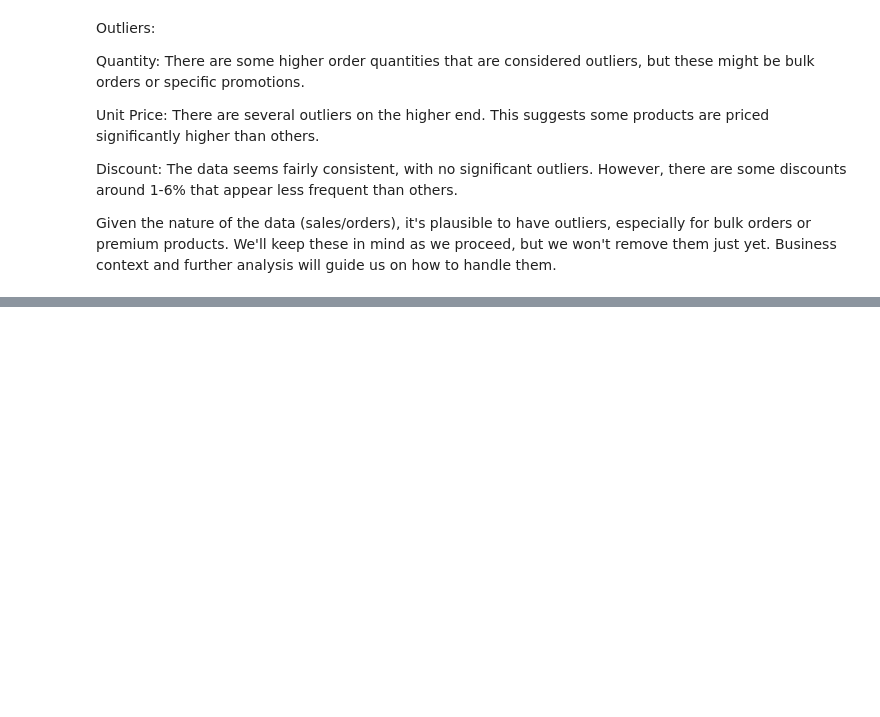
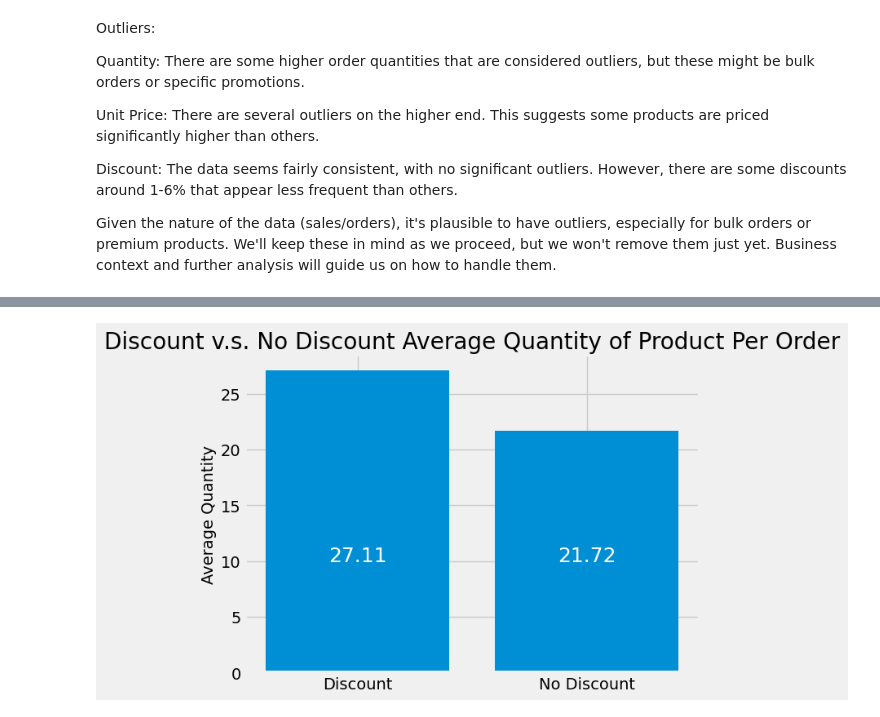
Before and after one commit to nani2357/Statistical-Analysis-on-Northwind-Sample-Database, a Jupyter notebook: Notebooks/hypothesis_testing.ipynb, the cells around one changed output, grey strips where cells are left out. Cells and saved outputs as stored; diff of their text form; code cells hidden in the pictures; blank space fills up the shorter version.

```diff
--- a/Notebooks/hypothesis_testing.ipynb
+++ b/Notebooks/hypothesis_testing.ipynb
@@ -374,0 +423,9 @@ Given the nature of the data (sales/orders), it's plausible to have outliers, es
+# %%
+#create control and experimental groups
+
+population = orders_details['quantity']
+non_disc = orders_details[orders_details['discount']==0]
+non_disc = non_disc['quantity']
+
+disc = orders_details[orders_details['discount']!=0]
+disc = disc['quantity']
@@ -374,0 +441,12 @@ Given the nature of the data (sales/orders), it's plausible to have outliers, es
+# %%
+X = ['Discount', 'No Discount']
+y = [disc.mean(),
+     non_disc.mean()]
+plt.bar(X,y)
+plt.text(s=round(y[1],2), x=1, y=10, color="w", horizontalalignment='center',size=18)
+plt.text(s=round(y[0],2), x=0, y=10, color="w", horizontalalignment='center',size=18)
+plt.ylabel('Average Quantity')
+plt.title('Discount v.s. No Discount Average Quantity of Product Per Order')
+plt.show()
+# %% [output]
+[figure, added]
```
Also changed, not shown: parts of 9 cells of this notebook.
